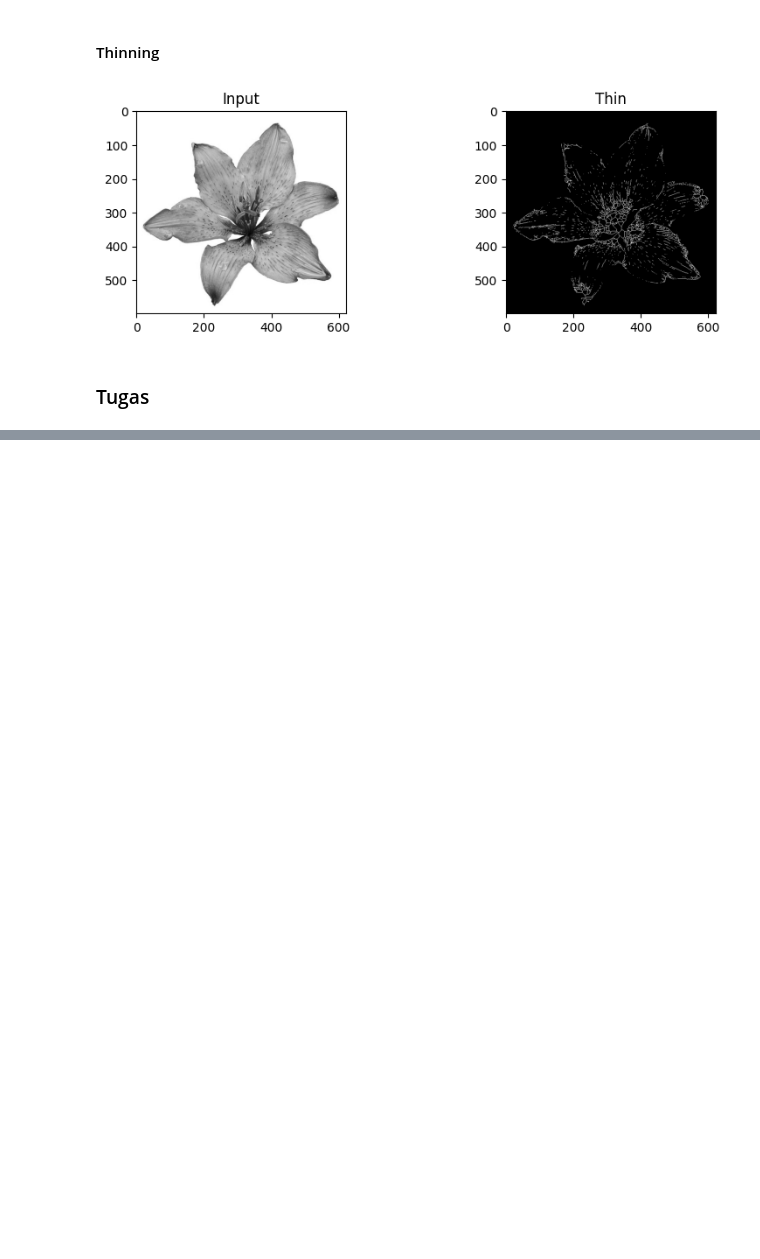
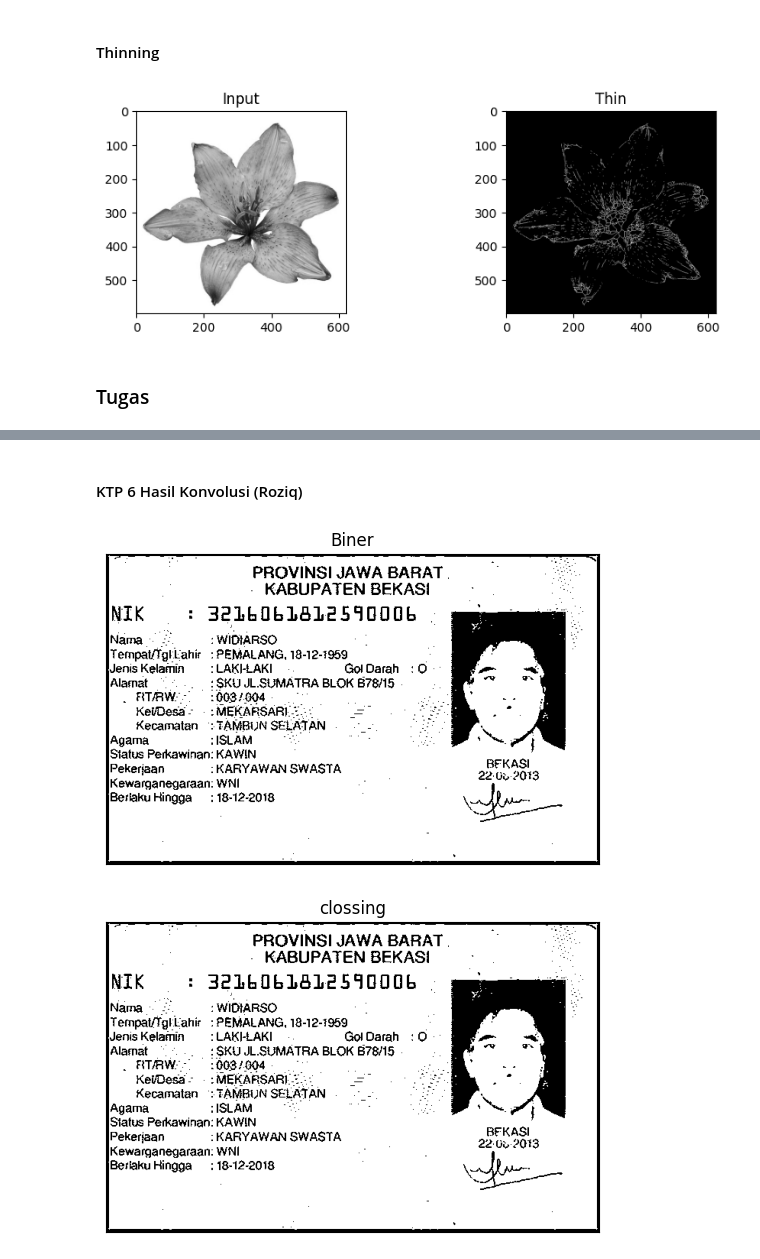
Before and after one commit to rzqmhb/PCVK_Ganjil_2023, a Jupyter notebook: week08.ipynb, the cells around one changed output, grey strips where cells are left out. Drawn from its saved outputs; the diff is of its cells as text; code cells hidden in the pictures; blank space fills up the shorter version.

```diff
--- a/week08.ipynb
+++ b/week08.ipynb
@@ -574,0 +690,29 @@ plt.show()
+# %% [markdown]
+#### KTP 6 Hasil Konvolusi (Roziq)
+# %%
+import cv2
+import numpy as np
+
+img = cv2.imread('/content/drive/MyDrive/Kuliah_SMT_5/PCVK/ktp/ktp_filter6.png')
+gray = cv2.cvtColor(img, cv2.COLOR_BGR2GRAY)
+
+_, binary = cv2.threshold(gray, 0, 255, cv2.THRESH_BINARY + cv2.THRESH_OTSU)
+kernel = np.ones((1,1),np.uint8)
+close = cv2.morphologyEx(binary,cv2.MORPH_CLOSE, kernel)
+
+plt.figure(figsize=(14,6))
+plt.subplot(121)
+plt.imshow(binary, cmap='gray')
+plt.title('Biner')
+plt.xticks([]), plt.yticks([])
+plt.show()
+
+plt.figure(figsize=(14,6))
+plt.subplot(122)
+plt.imshow(close, cmap='gray')
+plt.title('clossing')
+plt.xticks([]), plt.yticks([])
+plt.show()
+# %% [output]
+[figure, added]
+[figure, added]
```
Also changed, not shown: parts of 6 cells of this notebook.
